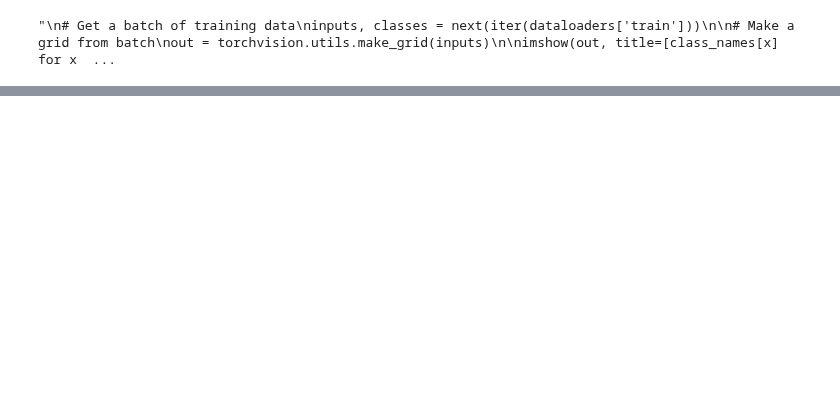
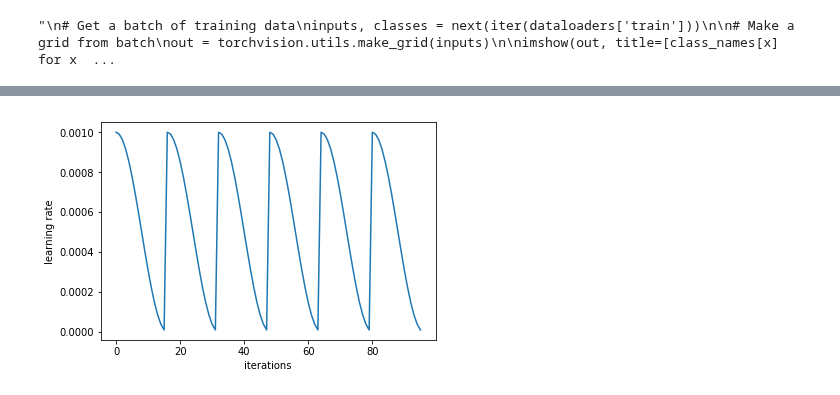
Before and after one commit to deepditch/deep.lib, a Jupyter notebook: deep.lib tests.ipynb, the cells around one changed output, grey strips where cells are left out. Drawn from its saved outputs; the diff is of its cells as text; code cells hidden in the pictures; blank space fills up the shorter version.

```diff
--- a/deep.lib tests.ipynb
+++ b/deep.lib tests.ipynb
@@ -82,4 +77,4 @@ sess = Session(model_ft, criterion, optimizer)
 # %%
-lr_scheduler = CosAnneal(len(dataloaders['train']))
-validator = Validator(dataloaders['valid'], OneHotAccuracy())
+lr_scheduler = CosAnneal(len(data['train']), T_mult=2)
+validator = Validator(data['valid'], OneHotAccuracy())
 # %%
@@ -96,0 +117,4 @@ lr_find(sess, dataloaders['train'])
+# %%
+lr_scheduler.plot()
+# %% [output]
+[figure, added]
```
Also changed, not shown: parts of 12 cells of this notebook, 6 other files.
